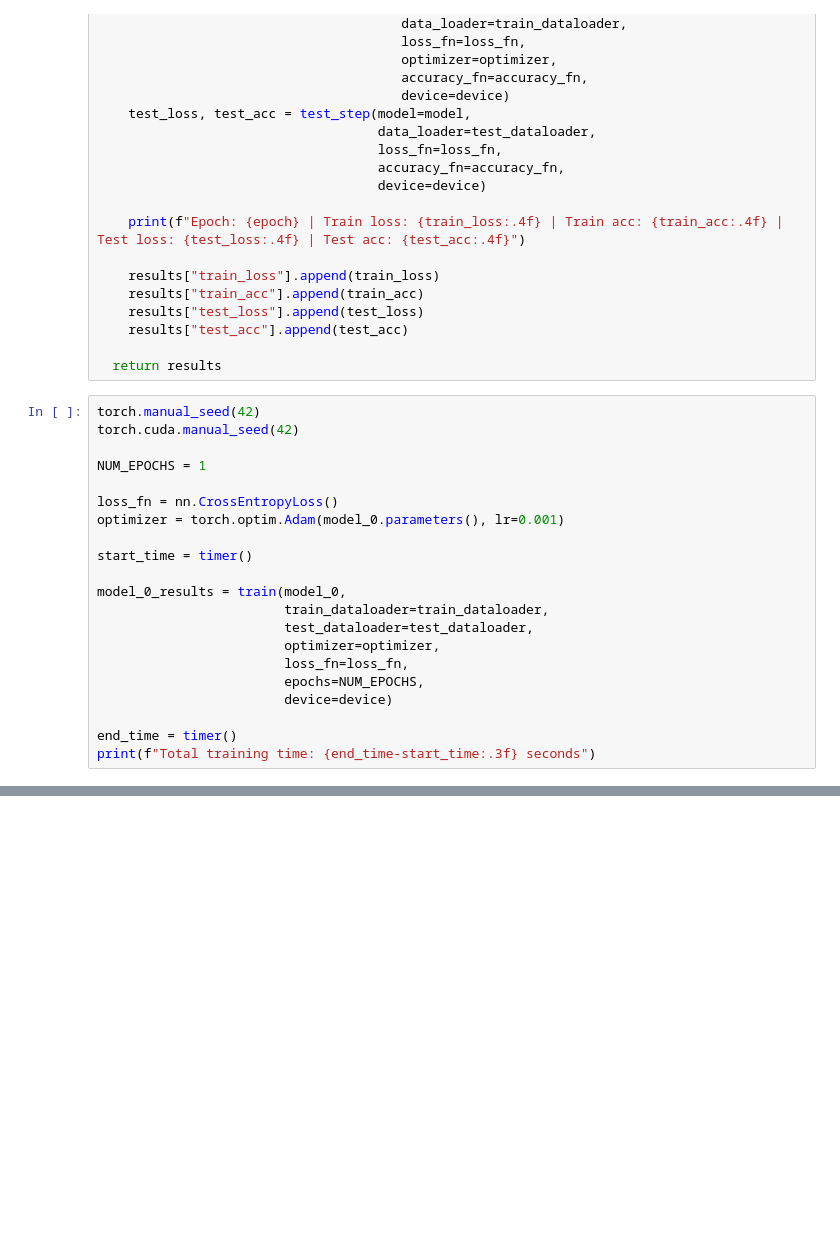
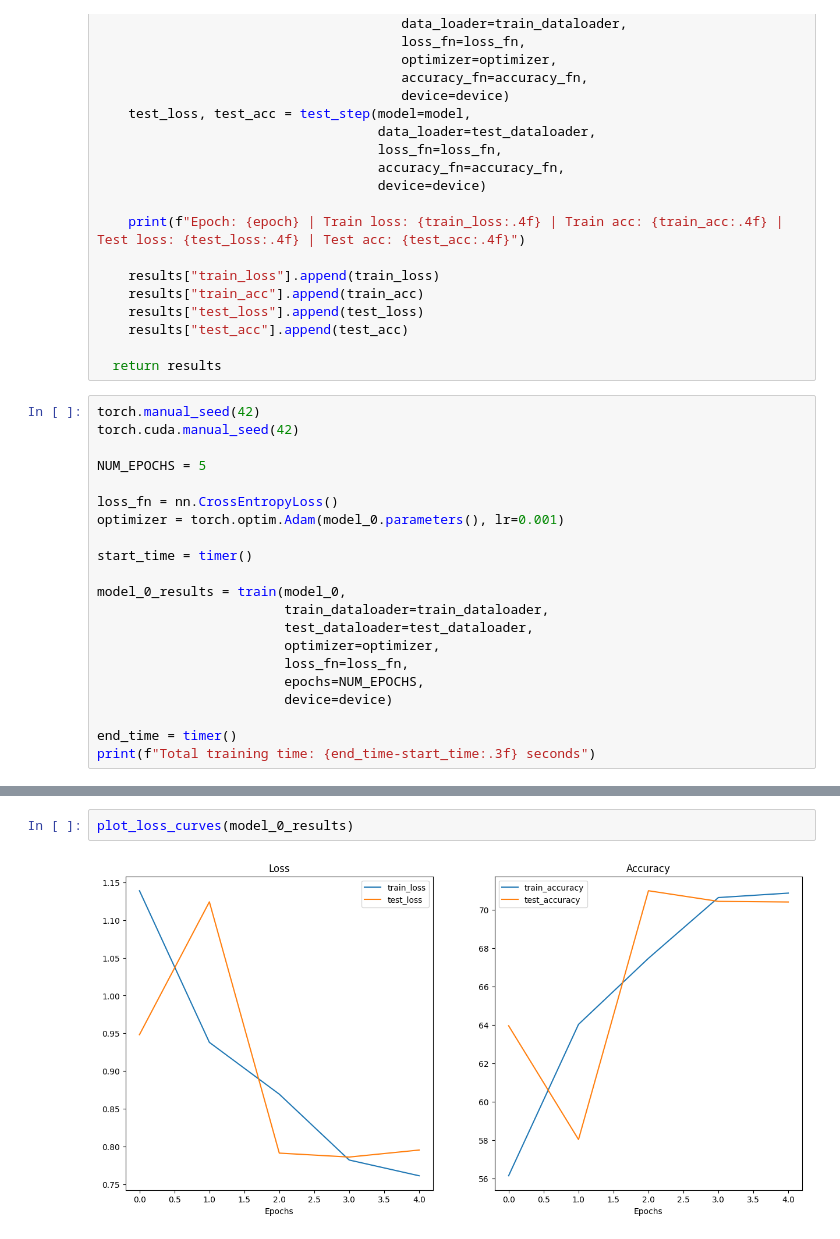
Before and after one commit to Aaron-Serpilin/Intel-Multiclass-Image-Classifier, a Jupyter notebook: src/project.ipynb, the cells around one changed output, grey strips where cells are left out. Drawn from its saved outputs; the diff is of its cells as text; blank space fills up the shorter version.

Commit message:
5 Epochs, ~70% Accuracy. This will be improved by testing other model variations. First Evaluation & Metrics were implemented as well.

```diff
--- a/src/project.ipynb
+++ b/src/project.ipynb
@@ -667,7 +694,7 @@ def train(model: torch.nn.Module,
 torch.manual_seed(42)
 torch.cuda.manual_seed(42)
 
-NUM_EPOCHS = 1
+NUM_EPOCHS = 5
 
 loss_fn = nn.CrossEntropyLoss()
 optimizer = torch.optim.Adam(model_0.parameters(), lr=0.001)
@@ -691,0 +781,4 @@ Total training time: 162.169 seconds
+# %%
+plot_loss_curves(model_0_results)
+# %% [output]
+[figure, added]
```
Also changed, not shown: parts of 13 cells of this notebook.
